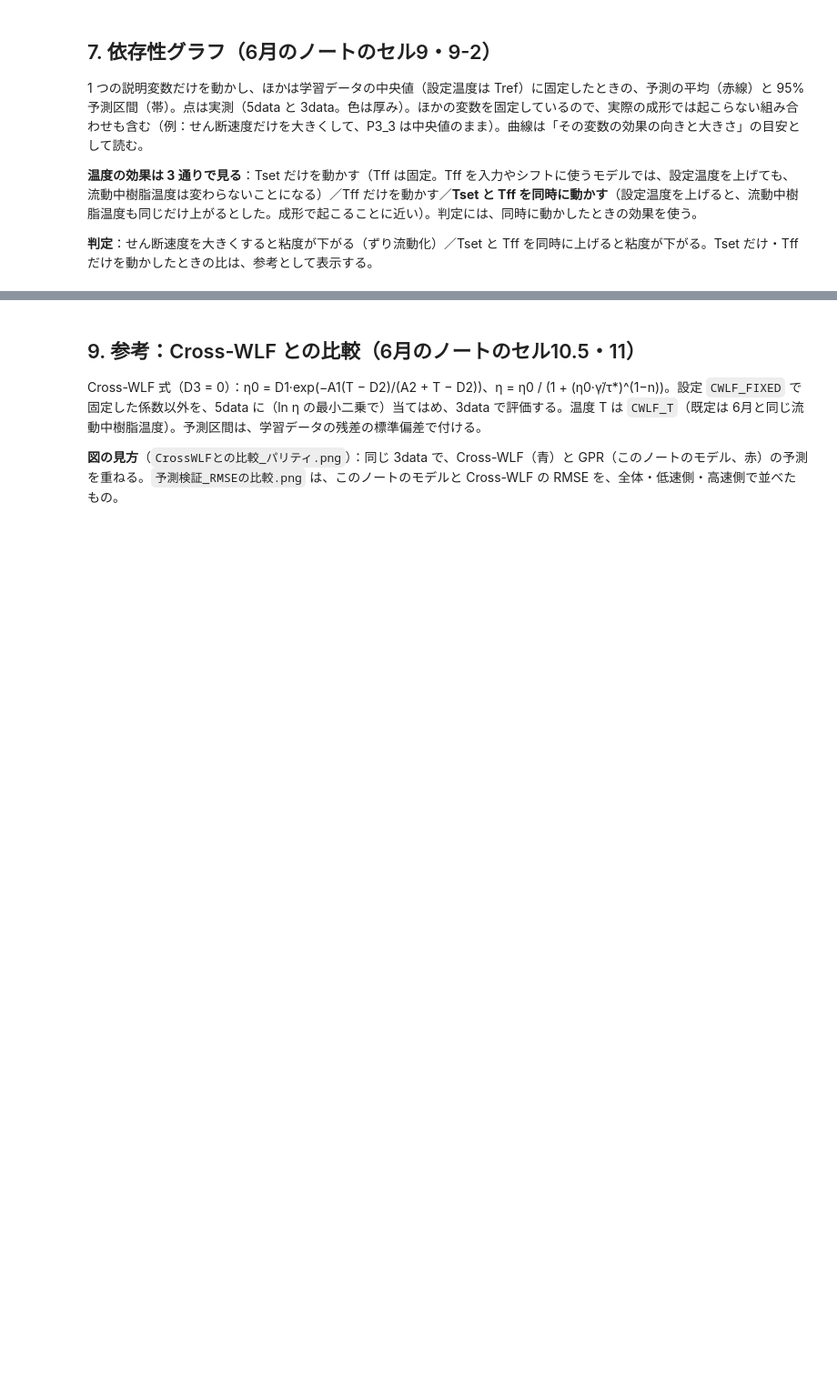
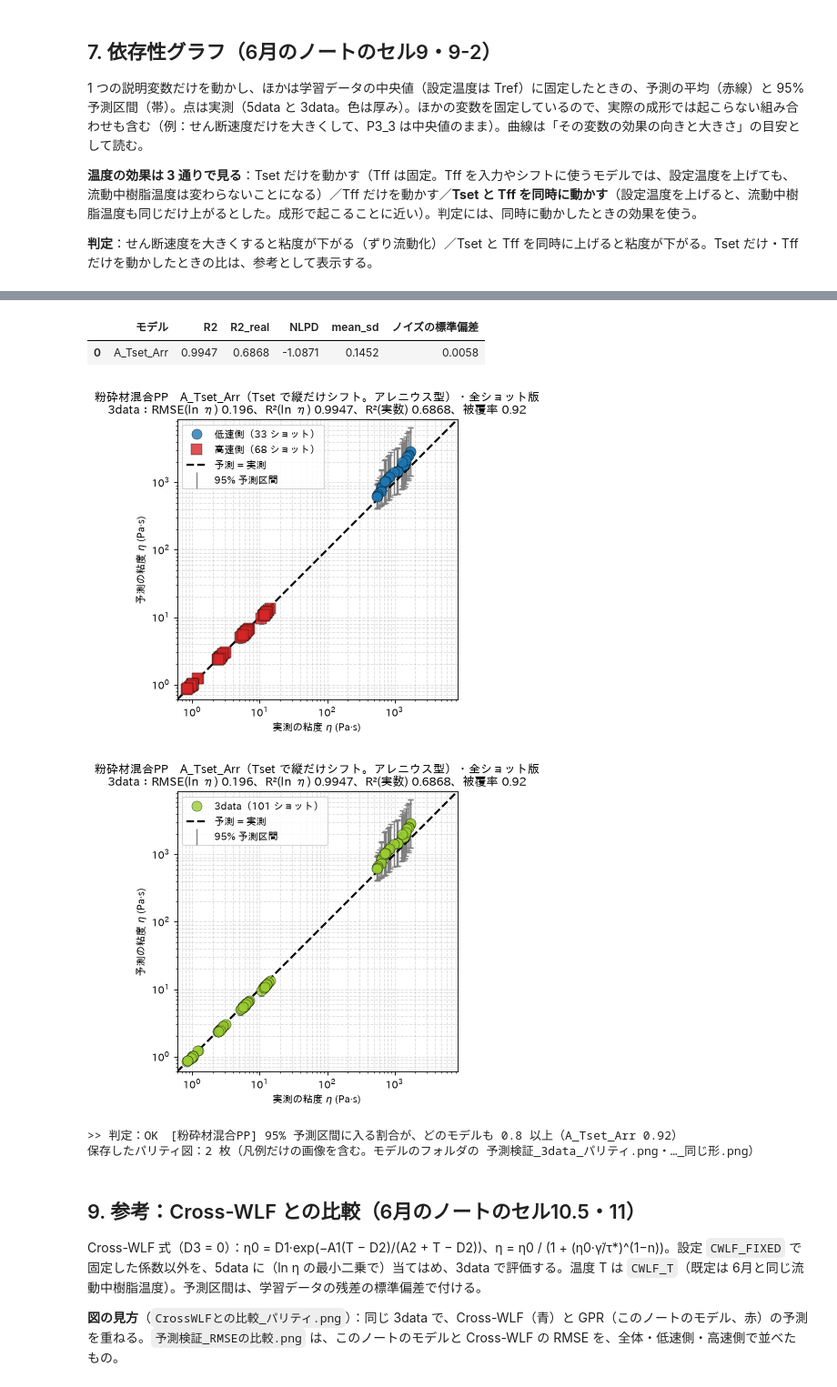
Before and after one commit to tomolist/gaussian-process3, a Jupyter notebook: 01_機械学習コードフォルダ/材料別_温度シフトファクター検討/材料別_温度シフト機械学習コード/材料別_温度シフトGPR_ARD対応Matern52＋線形＋ホワイトノイズ.ipynb, the cells around one changed output, grey strips where cells are left out. Shown at 91% size. Drawn from its saved outputs; the diff is of its cells as text; code cells hidden in the pictures; blank space fills up the shorter version.

```diff
--- a/01_機械学習コードフォルダ/材料別_温度シフトファクター検討/材料別_温度シフト機械学習コード/材料別_温度シフトGPR_ARD対応Matern52＋線形＋ホワイトノイズ.ipynb
+++ b/01_機械学習コードフォルダ/材料別_温度シフトファクター検討/材料別_温度シフト機械学習コード/材料別_温度シフトGPR_ARD対応Matern52＋線形＋ホワイトノイズ.ipynb
@@ -2192,6 +2382,50 @@ for mat in MATERIALS:
 **判定**：被覆率が 0.8 以上。
 # %%
 # セル14：3data による予測検証
+# ==========================================
+# ▼▼ 設定エリア（3data のパリティ図の見た目。このセルの設定だけを直して、このセルだけを実行し直せる） ▼▼
+# ==========================================
+VALID_FIGSIZE = (5, 5)            # 図の大きさ（幅, 高さ）[インチ]
+VALID_ASPECT = "equal"              # グラフエリアの縦横比。"equal"＝縦軸と横軸の 1 桁を同じ長さにする（両軸の範囲が同じなので正方形。今まで）／数＝縦 ÷ 横 の比（例：0.75＝横長、1.2＝縦長）／None＝図の大きさいっぱいに広げる
+VALID_DPI = None                    # 保存する画像の解像度（None なら FIG_DPI〔既定 600 dpi〕）
+VALID_FONT = {"axis": 10, "legend": 10, "title": 12, "tick": 10}   # 軸名・凡例・タイトル・目盛り数字の文字サイズ
+VALID_GROUPS = {"低速側": ("#1f77b4", "o"), "高速側": ("#d62728", "s"), "範囲内": ("#2ca02c", "^")}   # 3data の範囲ごとの（色, 点の形）。形は "o" 丸・"s" 四角・"^" 三角・"D" ひし形 など
+VALID_MARKER = 10                   # 点の大きさ
+VALID_ALPHA = 0.8                   # 点の塗りの濃さ（1 で不透明。色付きのときだけ。枠線は不透明のまま）
+VALID_POINT_COLOR = True            # データ点に色を付けるか。True：色付き（今までどおり）／False：色なし（塗りつぶし〔VALID_POINT_FILL〕と枠線。低速側・高速側は点の形で見分ける）
+VALID_POINT_EDGE = 0.3              # 点の枠線の太さ [pt]（色付き・色なしとも、すべての点に枠線を付ける。0 で枠線なし）
+VALID_POINT_EDGE_COLOR = "black"    # 点の枠線の色
+VALID_POINT_FILL = "white"          # 色なしのときの、点の塗りつぶしの色。"white"・"lightgray"・"0.8"（0＝黒〜1＝白の灰色）・"#ffe0e0" など
+VALID_POINT_FILL_ALPHA = 1.0        # 色なしのときの、塗りつぶしの濃さ（0〜1。1 で不透明。枠線は不透明のまま）
+VALID_ERRBAR = True                 # 95% 予測区間の縦線を描くか
+VALID_ERR_COLOR = "0.5"             # 縦線の色（点の種類〔低速側・高速側〕によらず同じ色）。"0.3" は濃い灰色（0＝黒〜1＝白）。"black"・"red"・"#404040" なども書ける
+VALID_ERR_LINE = 1.2                # 縦線と、端の横棒の太さ（点の種類によらず同じ太さ）
+VALID_ERR_ALPHA = 1.0               # 縦線の濃さ（0〜1）
+VALID_ERR_ON_TOP = False            # False：縦線を点の後ろに描く（区間が点より短い高速側では、縦線が点に隠れることがある）／True：点の上に描く
+VALID_CAPSIZE = 3                   # 縦線の端の横棒の長さ（0 で横棒なし）
+VALID_DIAG_LINE = 2.0               # 「予測 = 実測」の破線の太さ
+VALID_LIM = None                    # 両軸（粘度 [Pa·s]）の範囲。(下限, 上限)＝固定（縦軸と横軸は同じ範囲）／None＝データと区間を含む範囲を VALID_MARGIN 倍に広げる
+VALID_MARGIN = 1.3                  # 自動の範囲の、上下の余白の倍率
+VALID_LEGEND_SEPARATE = False       # True：凡例をグラフに付けず、凡例だけを別の画像（予測検証_3data_パリティ_凡例.png）に保存する／False：グラフの中に凡例を付ける（今までどおり）
+VALID_LEGEND_LOC = "upper left"     # 凡例の位置（グラフの中に付けるとき）。"upper left"・"lower right"・"best" など
+VALID_SHOW_TITLE = True             # タイトル（材料・モデル・3data の指標）を付けるか
+VALID_SHOW_XLABEL = True            # 軸名を付けるか
+VALID_SHOW_YLABEL = True
+VALID_XLABEL = r"実測の粘度 $\eta$ (Pa·s)"   # 軸名の文字
+VALID_YLABEL = r"予測の粘度 $\eta$ (Pa·s)"
+VALID_GRID = True                   # 目盛りの補助線を描くか
+VALID_FORMATS = ["png"]             # 保存形式。"png"・"pdf"・"svg" から選ぶ
+VALID_SHOW_MODELS = [MAIN_KEY]      # 画面にも表示するモデル
+VALID_SAME_SHAPE = True             # True：低速側・高速側を区別せず、すべての点を同じ形で描いた図（予測検証_3data_パリティ_同じ形.png）も作る
+VALID_SAME_STYLE = ("yellowgreen", "o")   # その図の点の（色, 形）。"yellowgreen" は黄緑、"o" は丸。色なし（VALID_POINT_COLOR = False）のときは、色は使わず塗りつぶし〔VALID_POINT_FILL〕と枠線
+VALID_SAME_LABEL = "3data"          # その図の凡例の点の名前
+# ==========================================
+val_kw = dict(figsize=VALID_FIGSIZE, aspect=VALID_ASPECT, dpi=VALID_DPI, font=VALID_FONT, groups=VALID_GROUPS, marker=VALID_MARKER, alpha=VALID_ALPHA, point_color=VALID_POINT_COLOR,
+              point_edge=VALID_POINT_EDGE, point_edge_color=VALID_POINT_EDGE_COLOR, point_fill=VALID_POINT_FILL, point_fill_alpha=VALID_POINT_FILL_ALPHA, errbar=VALID_ERRBAR, err_color=VALID_ERR_COLOR,
+              err_line=VALID_ERR_LINE, err_alpha=VALID_ERR_ALPHA, err_on_top=VALID_ERR_ON_TOP, capsize=VALID_CAPSIZE, diag_line=VALID_DIAG_LINE, lim=VALID_LIM,
+              margin=VALID_MARGIN, legend_separate=VALID_LEGEND_SEPARATE, legend_loc=VALID_LEGEND_LOC, show_title=VALID_SHOW_TITLE, show_xlabel=VALID_SHOW_XLABEL,
+              show_ylabel=VALID_SHOW_YLABEL, xlabel=VALID_XLABEL, ylabel=VALID_YLABEL, grid=VALID_GRID, formats=VALID_FORMATS)
+JUDGES[:] = [j for j in JUDGES if j["節"] != "検証"]     # このセルだけを実行し直したとき、判定が二重に記録されないように
 PRED, MROWS = {}, []
 for mat in MATERIALS:
     te = TEST[mat]
@@ -2202,7 +2436,7 @@ for mat in MATERIALS:
         to_csv(PRED[(mat, key)], os.path.join(out_dir(mat, key), "予測検証_3data_予測値.csv"))
         MROWS += metrics_rows(mat, key, te, mu, sd, sdf, {"ノイズの標準偏差": nsd})
 MT = pd.DataFrame(MROWS)
-GCOL = {"低速側": ("#1f77b4", "o"), "高速側": ("#d62728", "s"), "範囲内": ("#2ca02c", "^")}
+n_val_saved = 0
 for mat in MATERIALS:
     t = MT[MT["材料"] == MAT_NAMES[mat]]
     to_csv(t, os.path.join(out_dir(mat), "予測検証_3data_指標.csv"))
@@ -2212,28 +2446,12 @@ for mat in MATERIALS:
     display(t.pivot_table(index="モデル", columns="範囲", values="coverage95", sort=False).round(3))
     display(t[t["範囲"] == "全体"][["モデル", "R2", "R2_real", "NLPD", "mean_sd", "ノイズの標準偏差"]].round(4))
     for key in KEYS:
-        p = PRED[(mat, key)]
         r = t[(t["モデル"] == key) & (t["範囲"] == "全体")].iloc[0]
-        fig, ax = plt.subplots(figsize=(9.5, 9))
-        for g, (col, mk) in GCOL.items():
-            m = (p["group"] == g).to_numpy()
-            if m.any():
-                ax.errorbar(p.loc[m, "eta"], p.loc[m, "予測η"], yerr=[p.loc[m, "予測η"] - p.loc[m, "下限95"], p.loc[m, "上限95"] - p.loc[m, "予測η"]],
-                            fmt=mk, color=col, ms=6, elinewidth=1.2, capsize=3, alpha=0.8, label=f"{g}（{int(m.sum())} ショット）")
-        lim = [min(p["eta"].min(), p["下限95"].min()) / 1.3, max(p["eta"].max(), p["上限95"].max()) * 1.3]
-        ax.plot(lim, lim, "k--", lw=1, label="予測 = 実測")
-        ax.set_xscale("log")
-        ax.set_yscale("log")
-        ax.set_xlim(lim)
-        ax.set_ylim(lim)
-        ax.set_aspect("equal")
-        log_ticks(ax)
-        ax.set_xlabel(r"実測の粘度 $\eta$ (Pa·s)")
-        ax.set_ylabel(r"予測の粘度 $\eta$ (Pa·s)")
-        ax.set_title(f"{MAT_NAMES[mat]}　{model_title(key)}\n3data：RMSE(ln η) {r['RMSE']:.3f}、R²(ln η) {r['R2']:.4f}、R²(実数) {r['R2_real']:.4f}、被覆率 {r['coverage95']:.2f}")
-        ax.grid(True, which="both", ls="--", alpha=0.4)
-        ax.legend(loc="upper left")
-        save_fig(fig, out_dir(mat, key), "予測検証_3data_パリティ", show=SHOW_FIGS and key == MAIN_KEY)
+        title = f"{MAT_NAMES[mat]}　{model_title(key)}\n3data：RMSE(ln η) {r['RMSE']:.3f}、R²(ln η) {r['R2']:.4f}、R²(実数) {r['R2_real']:.4f}、被覆率 {r['coverage95']:.2f}"
+        n_val_saved += len(parity_plot(PRED[(mat, key)], title, out_dir(mat, key), "予測検証_3data_パリティ", show=SHOW_FIGS and key in VALID_SHOW_MODELS, **val_kw))
+        if VALID_SAME_SHAPE:    # 低速側・高速側を区別せず、すべての点を同じ形で描いた図
+            n_val_saved += len(parity_plot(PRED[(mat, key)], title, out_dir(mat, key), "予測検証_3data_パリティ_同じ形", show=SHOW_FIGS and key in VALID_SHOW_MODELS,
+                                           same_style=VALID_SAME_STYLE, same_label=VALID_SAME_LABEL, **val_kw))
     if "C" in KEYS:                                 # 基準の C（シフトなし）と比べる（C とシフトのあるモデルの両方を学習したとき）
         rc = float(t[(t["モデル"] == "C") & (t["範囲"] == "全体")]["RMSE"].iloc[0])
         for key in SHIFT_KEYS:
@@ -2241,3 +2459,5 @@ for mat in MATERIALS:
             judge(rk <= 1.1 * rc, f"{key} の 3data の RMSE（全体）{rk:.4f} が、C（{rc:.4f}）の 1.1 倍以内", mat, "検証")
     cov = t[t["範囲"] == "全体"].set_index("モデル")["coverage95"]
     judge(bool((cov >= 0.8).all()), "95% 予測区間に入る割合が、どのモデルも 0.8 以上（" + "、".join(f"{k} {v:.2f}" for k, v in cov.items()) + "）", mat, "検証")
+print(f"保存したパリティ図：{n_val_saved} 枚（凡例だけの画像を含む。モデルのフォルダの 予測検証_3data_パリティ.png・…_同じ形.png）")
+# %% [output]
@@ -2244,3 +2472,9 @@ for mat in MATERIALS:
+|  | モデル | R2 | R2_real | NLPD | mean_sd | ノイズの標準偏差 |
+| 0 | A_Tset_Arr | 0.9947 | 0.6868 | -1.0871 | 0.1452 | 0.0058 |
+[figure, added]
+[figure, added]
+>> 判定：OK　[粉砕材混合PP] 95% 予測区間に入る割合が、どのモデルも 0.8 以上（A_Tset_Arr 0.92）
+保存したパリティ図：2 枚（凡例だけの画像を含む。モデルのフォルダの 予測検証_3data_パリティ.png・…_同じ形.png）
 # %% [markdown]
 ## 9. 参考：Cross-WLF との比較（6月のノートのセル10.5・11）
 
```
Also changed, not shown: parts of 25 cells of this notebook, 25 other files.
